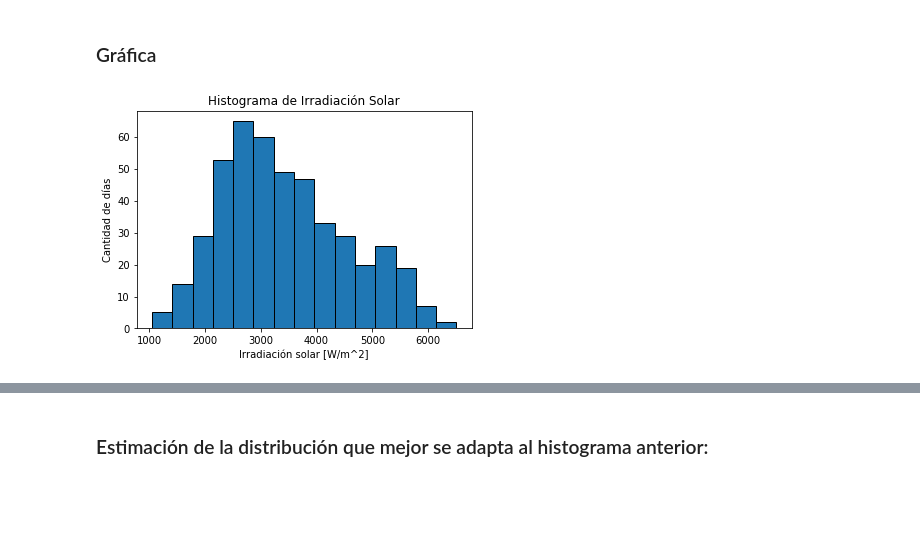
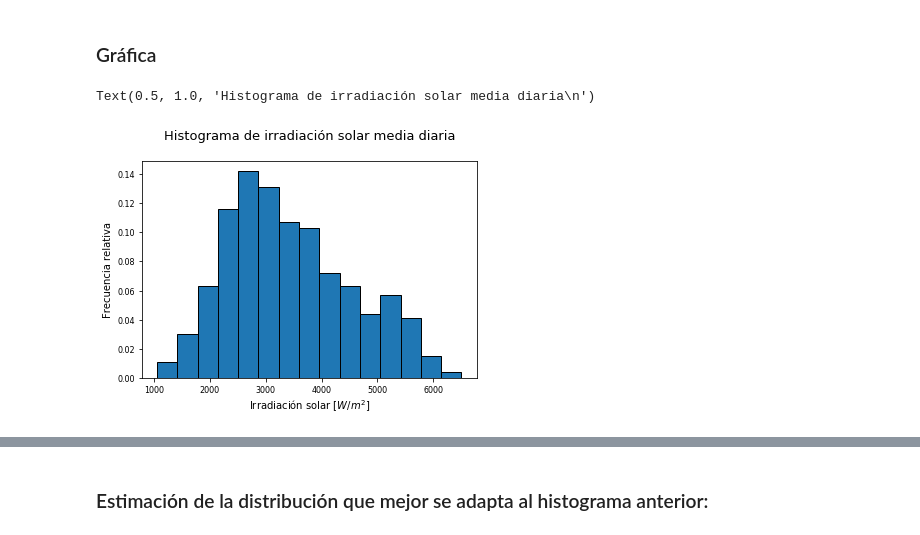
Before and after one commit to only-Robin/Proyecto-Electronica, a Jupyter notebook: DATOS SOLAR/Pre procesados/Pronóstico Solar PV.ipynb, the cells around one changed output, grey strips where cells are left out. Saved outputs shown, nothing was run; the diff lists cells and outputs as text; code cells hidden in the pictures; blank space fills up the shorter version.

Commit message:
Histogramas y gráficas
Se obtuvieron los histogramas y gráficas deseadas y se guardaron estas imágenes

```diff
--- a/DATOS SOLAR/Pre procesados/Pronóstico Solar PV.ipynb
+++ b/DATOS SOLAR/Pre procesados/Pronóstico Solar PV.ipynb
@@ -80,7 +81,7 @@ def intervalosolar(datos):
 
     list = list1+list2
 
-    t = datos[datos['Hora']==horas[1]].columns.values[-2]
+    t = datos[datos['Hora']=='6:00'].columns.values[-2]
     for i in range(len(list)):
         datos = datos[datos['Hora']!= list[i]]
 
@@ -285,4 +286,4 @@ for nombre in nombres2:
     else:
         todoIns = pd.concat([todoIns , globals()[name[0] + name[1]]],axis = 0)
     i+=1
-todoIns
+todoIns.set_index('Dia',inplace=True)
@@ -337,10 +307,11 @@ plt.scatter(df['Temperatura ambiente [C]'],df['Potencia [kW]'])
 # %% [markdown]
 ### Gráfica
 # %%
-plt.hist(todoIns['Insolacion [W/m2]'],15,ec = 'k') #Histograma de frecuencias de insolación diaria media
-plt.xlabel('Irradiación solar [W/m^2]')
-plt.ylabel('Cantidad de días')
-plt.title('Histograma de Irradiación Solar')
-plt.show()
+mydata = np.array(todoIns['Insolacion [W/m2]'])
+plt.hist(mydata, weights=np.zeros_like(mydata) + 1. / mydata.size,bins=15,ec ='k')
+plt.xlabel('Irradiación solar [$W/m^2$]')
+plt.ylabel('Frecuencia relativa')
+plt.title('Histograma de irradiación solar media diaria\n')
 # %% [output]
+Text(0.5, 1.0, 'Histograma de irradiación solar media diaria\n')
-[figure, old version]
+[figure, new version]
```
Also changed, not shown: parts of 32 cells of this notebook, 7 other files.
